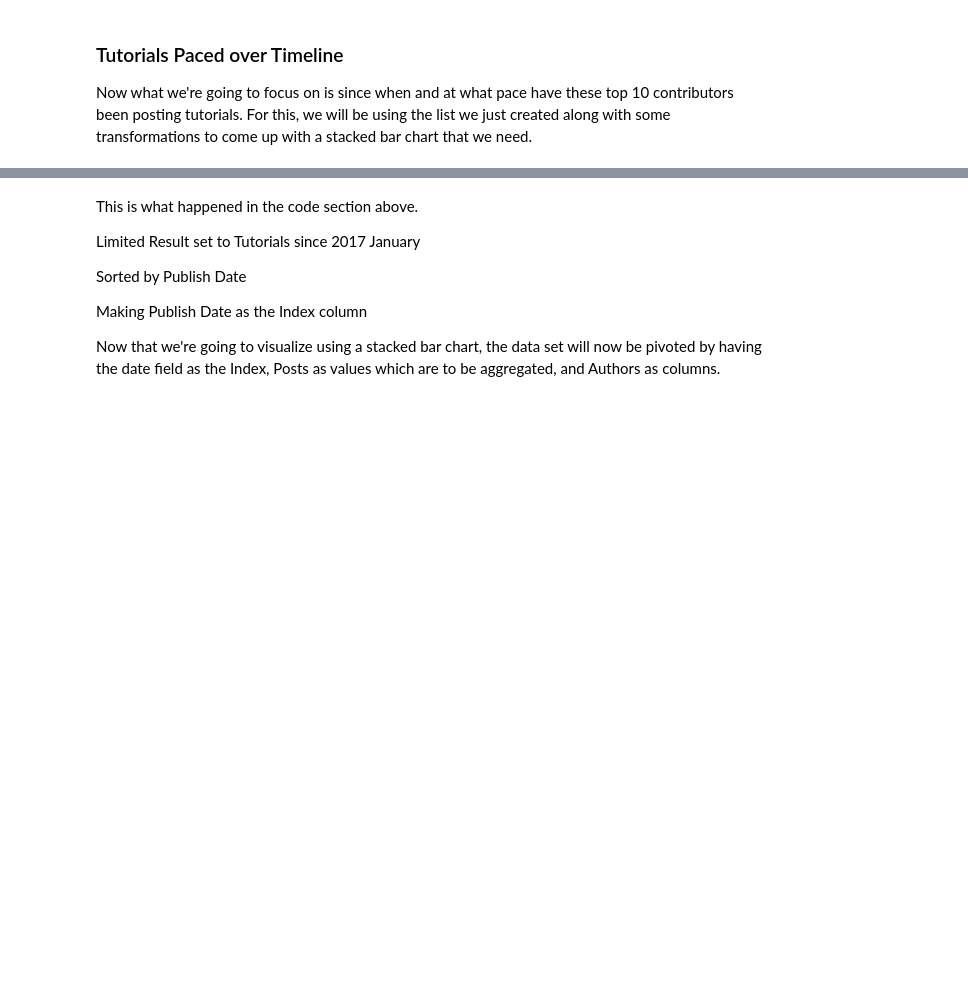
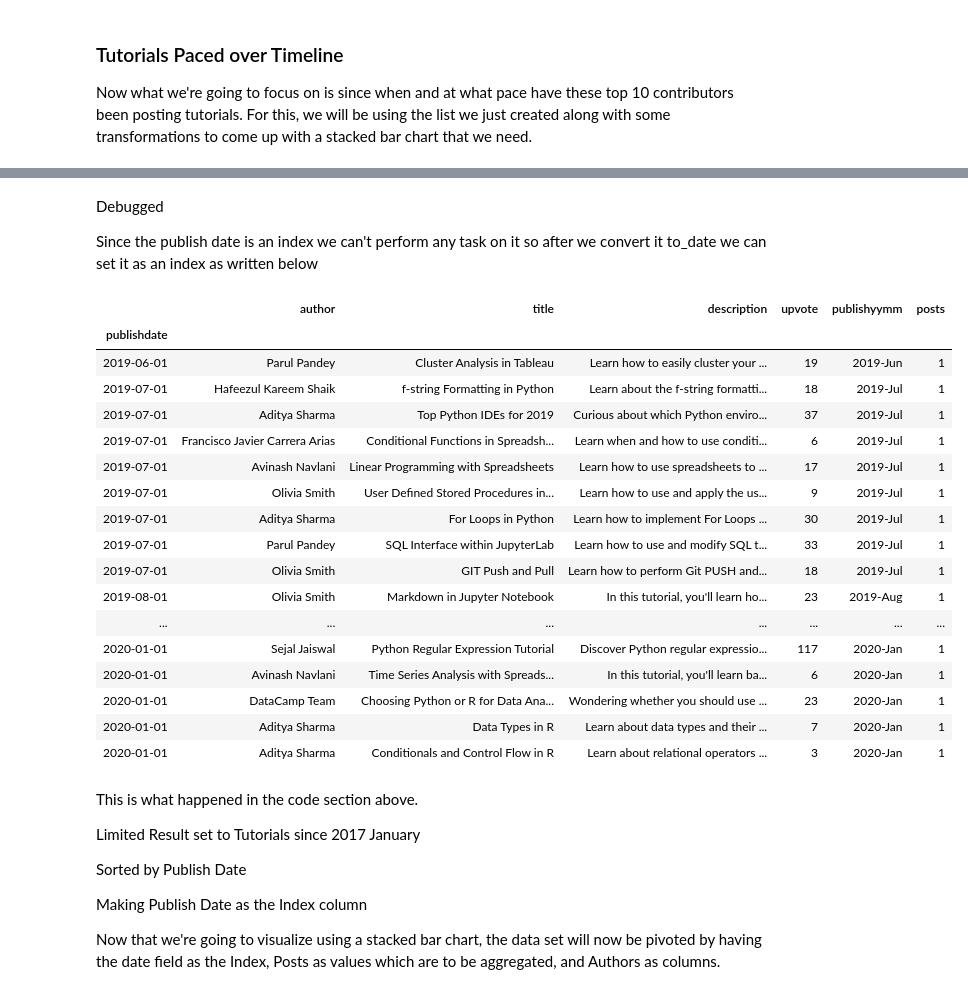
Before and after one commit to thediversecandidate/Python-BeautifulSoup-, a Jupyter notebook: Python BeautifulSoup .ipynb, the cells around one changed output, grey strips where cells are left out. Drawn from its saved outputs; the diff is of its cells as text; code cells hidden in the pictures; blank space fills up the shorter version.

```diff
--- a/Python BeautifulSoup .ipynb
+++ b/Python BeautifulSoup .ipynb
@@ -223,3 +230,30 @@ AttributeError: 'DataFrame' object has no attribute 'publishdate'
+# %% [markdown]
+Debugged
+
+Since the publish date is an index we can't perform any task on it so after we convert it to_date we can set it as an index
+as written below
+# %%
+dh = dh.set_index(["publishdate"])
+dh
+# %% [output]
+|  | author | title | description | upvote | publishyymm | posts |
+| publishdate |  |  |  |  |  |  |
+| 2019-06-01 | Parul Pandey | Cluster Analysis in Tableau | Learn how to easily cluster your ... | 19 | 2019-Jun | 1 |
+| 2019-07-01 | Hafeezul Kareem Shaik | f-string Formatting in Python | Learn about the f-string formatti... | 18 | 2019-Jul | 1 |
+| 2019-07-01 | Aditya Sharma | Top Python IDEs for 2019 | Curious about which Python enviro... | 37 | 2019-Jul | 1 |
+| 2019-07-01 | Francisco Javier Carrera Arias | Conditional Functions in Spreadsh... | Learn when and how to use conditi... | 6 | 2019-Jul | 1 |
+| 2019-07-01 | Avinash Navlani | Linear Programming with Spreadsheets | Learn how to use spreadsheets to ... | 17 | 2019-Jul | 1 |
+| 2019-07-01 | Olivia Smith | User Defined Stored Procedures in... | Learn how to use and apply the us... | 9 | 2019-Jul | 1 |
+| 2019-07-01 | Aditya Sharma | For Loops in Python | Learn how to implement For Loops ... | 30 | 2019-Jul | 1 |
+| 2019-07-01 | Parul Pandey | SQL Interface within JupyterLab | Learn how to use and modify SQL t... | 33 | 2019-Jul | 1 |
+| 2019-07-01 | Olivia Smith | GIT Push and Pull | Learn how to perform Git PUSH and... | 18 | 2019-Jul | 1 |
+| 2019-08-01 | Olivia Smith | Markdown in Jupyter Notebook | In this tutorial, you'll learn ho... | 23 | 2019-Aug | 1 |
+| ... | ... | ... | ... | ... | ... | ... |
+| 2020-01-01 | Sejal Jaiswal | Python Regular Expression Tutorial | Discover Python regular expressio... | 117 | 2020-Jan | 1 |
+| 2020-01-01 | Avinash Navlani | Time Series Analysis with Spreads... | In this tutorial, you'll learn ba... | 6 | 2020-Jan | 1 |
+| 2020-01-01 | DataCamp Team | Choosing Python or R for Data Ana... | Wondering whether you should use ... | 23 | 2020-Jan | 1 |
+| 2020-01-01 | Aditya Sharma | Data Types in R | Learn about data types and their ... | 7 | 2020-Jan | 1 |
+| 2020-01-01 | Aditya Sharma | Conditionals and Control Flow in R | Learn about relational operators ... | 3 | 2020-Jan | 1 |
 # %% [markdown]
 This is what happened in the code section above.
 
```
Also changed, not shown: parts of 14 cells of this notebook.
